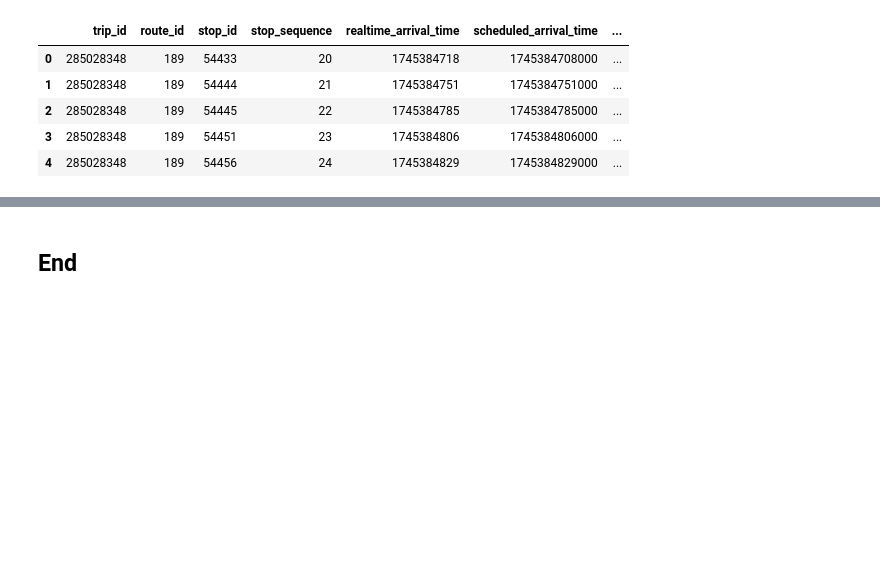
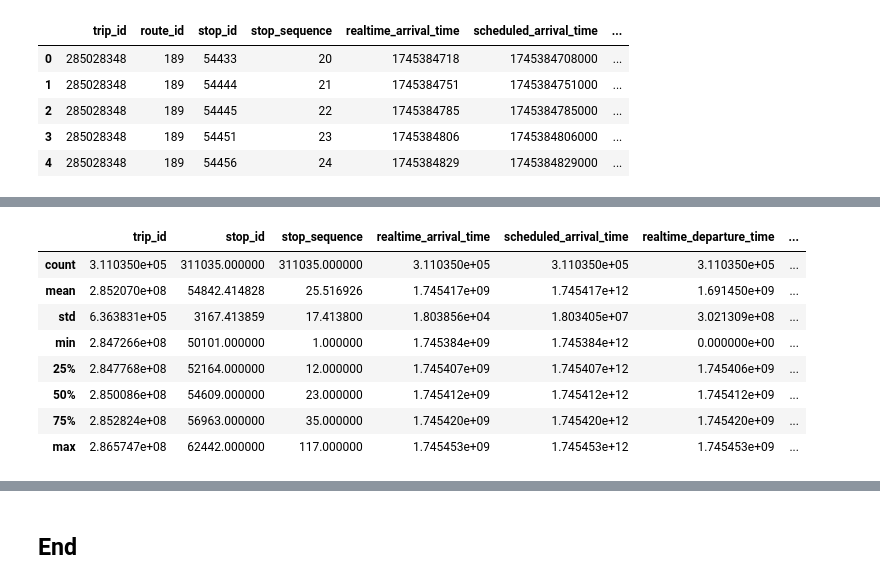
Before and after one commit to nadpierre/stm-transit-delay-prediction, a Jupyter notebook: data_cleaning.ipynb, the cells around one changed output, grey strips where cells are left out. Saved outputs shown, nothing was run; the diff lists cells and outputs as text; code cells hidden in the pictures; blank space fills up the shorter version.

```diff
--- a/data_cleaning.ipynb
+++ b/data_cleaning.ipynb
@@ -384,3 +388,15 @@ memory usage: 31.1+ MB
+# %%
+df.describe()
+# %% [output]
+|  | trip_id | stop_id | stop_sequence | realtime_arrival_time | scheduled_arrival_time | realtime_departure_time | ... |
+| count | 3.110350e+05 | 311035.000000 | 311035.000000 | 3.110350e+05 | 3.110350e+05 | 3.110350e+05 | ... |
+| mean | 2.852070e+08 | 54842.414828 | 25.516926 | 1.745417e+09 | 1.745417e+12 | 1.691450e+09 | ... |
+| std | 6.363831e+05 | 3167.413859 | 17.413800 | 1.803856e+04 | 1.803405e+07 | 3.021309e+08 | ... |
+| min | 2.847266e+08 | 50101.000000 | 1.000000 | 1.745384e+09 | 1.745384e+12 | 0.000000e+00 | ... |
+| 25% | 2.847768e+08 | 52164.000000 | 12.000000 | 1.745407e+09 | 1.745407e+12 | 1.745406e+09 | ... |
+| 50% | 2.850086e+08 | 54609.000000 | 23.000000 | 1.745412e+09 | 1.745412e+12 | 1.745412e+09 | ... |
+| 75% | 2.852824e+08 | 56963.000000 | 35.000000 | 1.745420e+09 | 1.745420e+12 | 1.745420e+09 | ... |
+| max | 2.865747e+08 | 62442.000000 | 117.000000 | 1.745453e+09 | 1.745453e+12 | 1.745453e+09 | ... |
 # %%
 df.nunique()
 # %% [output]
```
Also changed, not shown: parts of 12 cells of this notebook, 2 other files.
